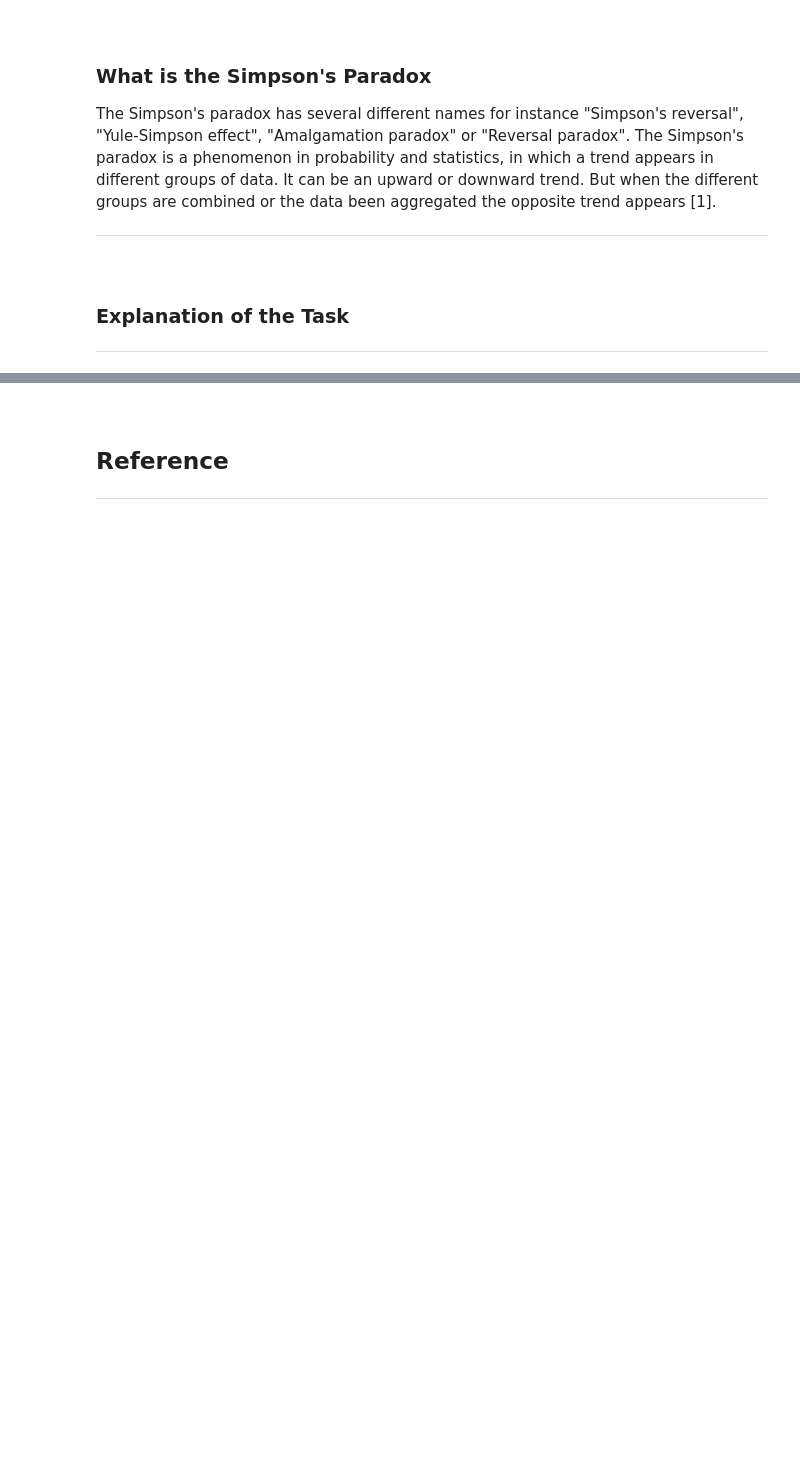
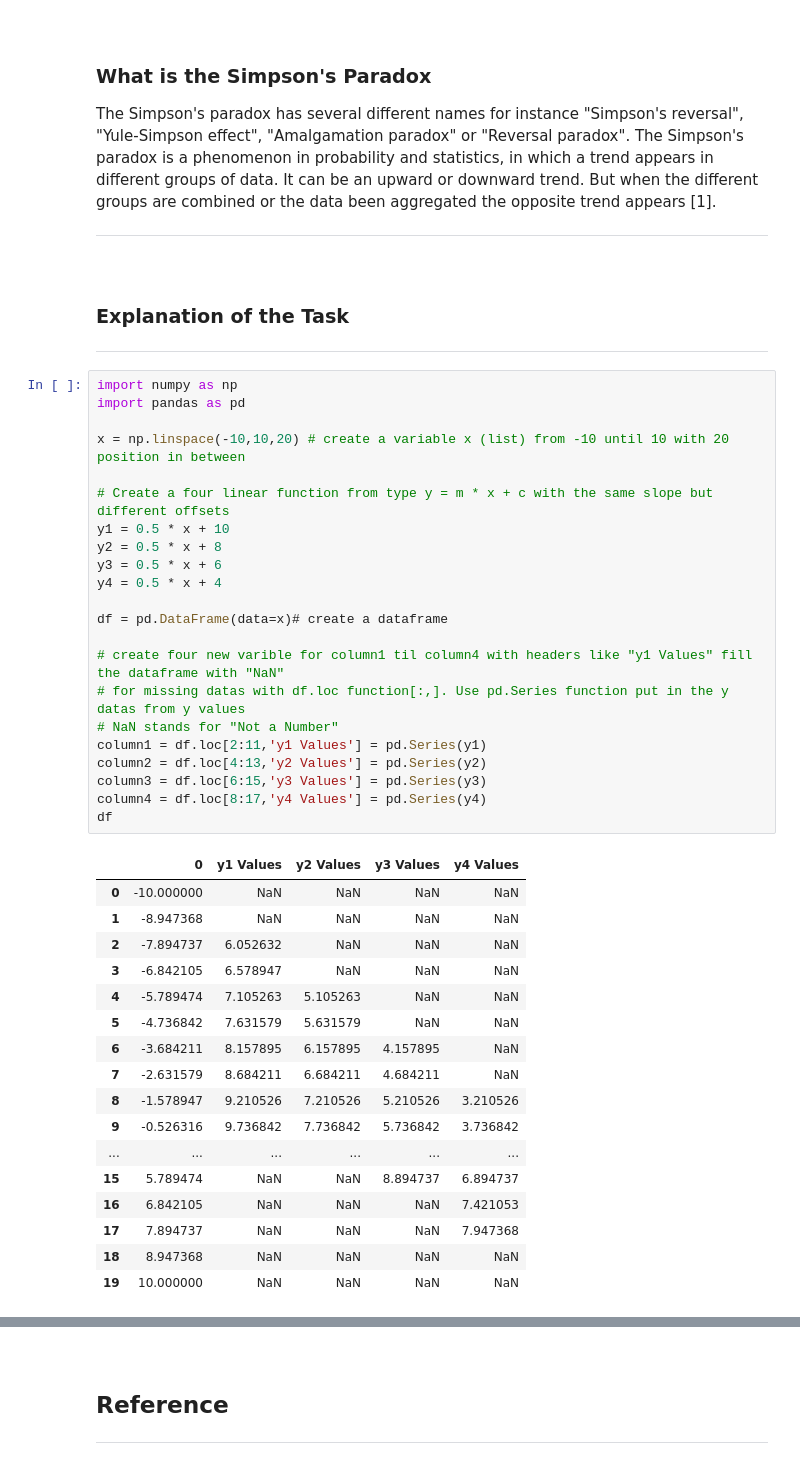
Before and after one commit to Silvio622/foda-task2020, a Jupyter notebook: Tasks for Fundamentals of Data Analysis.ipynb, the cells around one changed output, grey strips where cells are left out. Drawn from its saved outputs; the diff is of its cells as text; blank space fills up the shorter version.

```diff
--- a/Tasks for Fundamentals of Data Analysis.ipynb
+++ b/Tasks for Fundamentals of Data Analysis.ipynb
@@ -573,3 +573,43 @@ The Simpson's paradox has several different names for instance "Simpson's revers
 ### Explanation of the Task
 
 ***
+# %%
+import numpy as np
+import pandas as pd
+
+x = np.linspace(-10,10,20) # create a variable x (list) from -10 until 10 with 20 position in between
+
+# Create a four linear function from type y = m * x + c with the same slope but different offsets
+y1 = 0.5 * x + 10
+y2 = 0.5 * x + 8
+y3 = 0.5 * x + 6
+y4 = 0.5 * x + 4
+
+df = pd.DataFrame(data=x)# create a dataframe
+
+# create four new varible for column1 til column4 with headers like "y1 Values" fill the dataframe with "NaN"
+# for missing datas with df.loc function[:,]. Use pd.Series function put in the y datas from y values
+# NaN stands for "Not a Number"
+column1 = df.loc[2:11,'y1 Values'] = pd.Series(y1)
+column2 = df.loc[4:13,'y2 Values'] = pd.Series(y2)
+column3 = df.loc[6:15,'y3 Values'] = pd.Series(y3)
+column4 = df.loc[8:17,'y4 Values'] = pd.Series(y4)
+df
+# %% [output]
+|  | 0 | y1 Values | y2 Values | y3 Values | y4 Values |
+| 0 | -10.000000 | NaN | NaN | NaN | NaN |
+| 1 | -8.947368 | NaN | NaN | NaN | NaN |
+| 2 | -7.894737 | 6.052632 | NaN | NaN | NaN |
+| 3 | -6.842105 | 6.578947 | NaN | NaN | NaN |
+| 4 | -5.789474 | 7.105263 | 5.105263 | NaN | NaN |
+| 5 | -4.736842 | 7.631579 | 5.631579 | NaN | NaN |
+| 6 | -3.684211 | 8.157895 | 6.157895 | 4.157895 | NaN |
+| 7 | -2.631579 | 8.684211 | 6.684211 | 4.684211 | NaN |
+| 8 | -1.578947 | 9.210526 | 7.210526 | 5.210526 | 3.210526 |
+| 9 | -0.526316 | 9.736842 | 7.736842 | 5.736842 | 3.736842 |
+| ... | ... | ... | ... | ... | ... |
+| 15 | 5.789474 | NaN | NaN | 8.894737 | 6.894737 |
+| 16 | 6.842105 | NaN | NaN | NaN | 7.421053 |
+| 17 | 7.894737 | NaN | NaN | NaN | 7.947368 |
+| 18 | 8.947368 | NaN | NaN | NaN | NaN |
+| 19 | 10.000000 | NaN | NaN | NaN | NaN |
```
Also changed, not shown: parts of 1 cell of this notebook.
